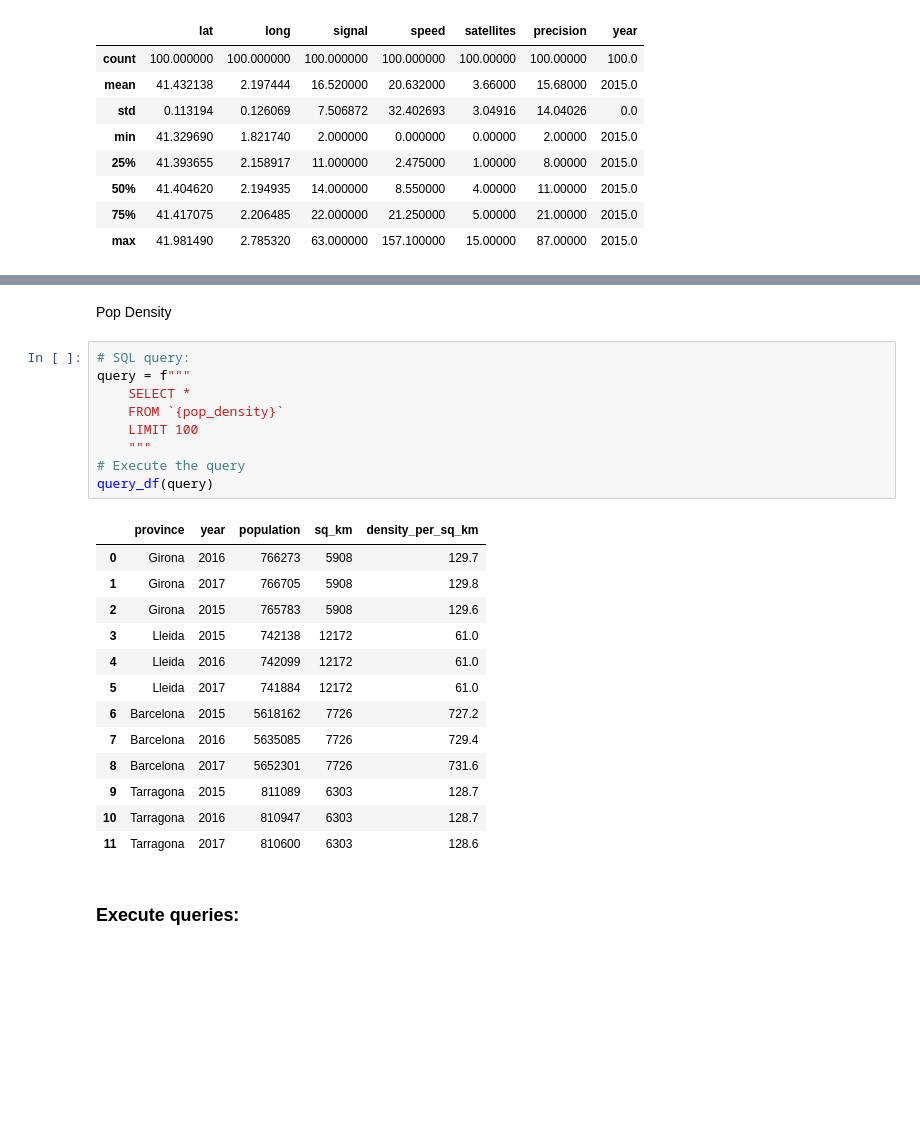
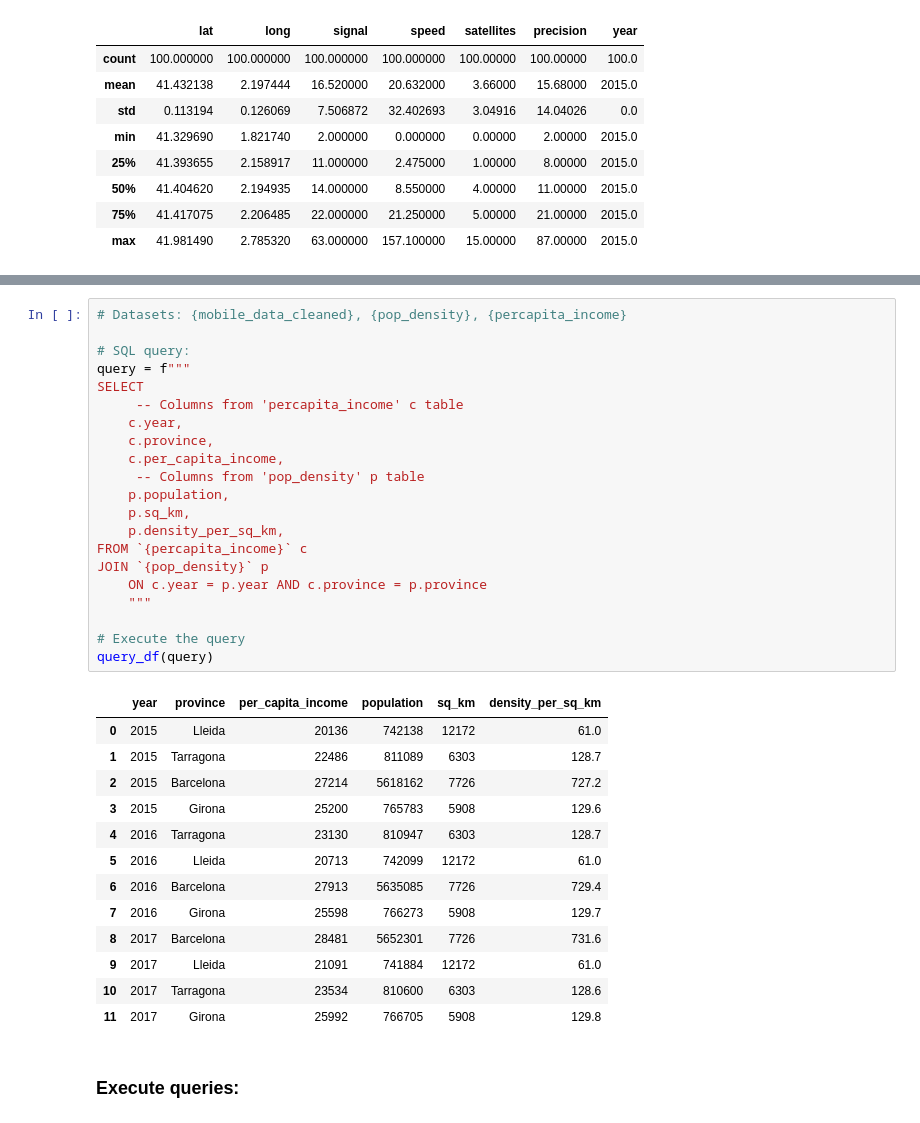
Before and after one commit to alleida23/Catalonian_Mobile_Coverage_2015_2017, a Jupyter notebook: 3. Mastering SQL Queries with BigQuery - Data Exploration and Analysis.ipynb, the cells around one changed output, grey strips where cells are left out. Drawn from its saved outputs; the diff is of its cells as text; blank space fills up the shorter version.

```diff
--- a/3. Mastering SQL Queries with BigQuery - Data Exploration and Analysis.ipynb
+++ b/3. Mastering SQL Queries with BigQuery - Data Exploration and Analysis.ipynb
@@ -191,28 +168,38 @@ query_df(query)
-# %% [markdown]
-Pop Density
-# %%
-# SQL query:
-query = f"""
-    SELECT *
-    FROM `{pop_density}`
-    LIMIT 100
-    """
-# Execute the query
-query_df(query)
-# %% [output]
-|  | province | year | population | sq_km | density_per_sq_km |
-| 0 | Girona | 2016 | 766273 | 5908 | 129.7 |
-| 1 | Girona | 2017 | 766705 | 5908 | 129.8 |
-| 2 | Girona | 2015 | 765783 | 5908 | 129.6 |
-| 3 | Lleida | 2015 | 742138 | 12172 | 61.0 |
-| 4 | Lleida | 2016 | 742099 | 12172 | 61.0 |
-| 5 | Lleida | 2017 | 741884 | 12172 | 61.0 |
-| 6 | Barcelona | 2015 | 5618162 | 7726 | 727.2 |
-| 7 | Barcelona | 2016 | 5635085 | 7726 | 729.4 |
-| 8 | Barcelona | 2017 | 5652301 | 7726 | 731.6 |
-| 9 | Tarragona | 2015 | 811089 | 6303 | 128.7 |
-| 10 | Tarragona | 2016 | 810947 | 6303 | 128.7 |
-| 11 | Tarragona | 2017 | 810600 | 6303 | 128.6 |
+# %%
+# Datasets: {mobile_data_cleaned}, {pop_density}, {percapita_income}
+
+# SQL query:
+query = f"""
+SELECT
+     -- Columns from 'percapita_income' c table
+    c.year,
+    c.province,
+    c.per_capita_income,
+     -- Columns from 'pop_density' p table
+    p.population,
+    p.sq_km,
+    p.density_per_sq_km,
+FROM `{percapita_income}` c
+JOIN `{pop_density}` p
+    ON c.year = p.year AND c.province = p.province
+    """
+
+# Execute the query
+query_df(query)
+# %% [output]
+|  | year | province | per_capita_income | population | sq_km | density_per_sq_km |
+| 0 | 2015 | Lleida | 20136 | 742138 | 12172 | 61.0 |
+| 1 | 2015 | Tarragona | 22486 | 811089 | 6303 | 128.7 |
+| 2 | 2015 | Barcelona | 27214 | 5618162 | 7726 | 727.2 |
+| 3 | 2015 | Girona | 25200 | 765783 | 5908 | 129.6 |
+| 4 | 2016 | Tarragona | 23130 | 810947 | 6303 | 128.7 |
+| 5 | 2016 | Lleida | 20713 | 742099 | 12172 | 61.0 |
+| 6 | 2016 | Barcelona | 27913 | 5635085 | 7726 | 729.4 |
+| 7 | 2016 | Girona | 25598 | 766273 | 5908 | 129.7 |
+| 8 | 2017 | Barcelona | 28481 | 5652301 | 7726 | 731.6 |
+| 9 | 2017 | Lleida | 21091 | 741884 | 12172 | 61.0 |
+| 10 | 2017 | Tarragona | 23534 | 810600 | 6303 | 128.6 |
+| 11 | 2017 | Girona | 25992 | 766705 | 5908 | 129.8 |
 # %% [markdown]
 ### Execute queries:
 # %% [markdown]
```
Also changed, not shown: parts of 56 cells of this notebook.
